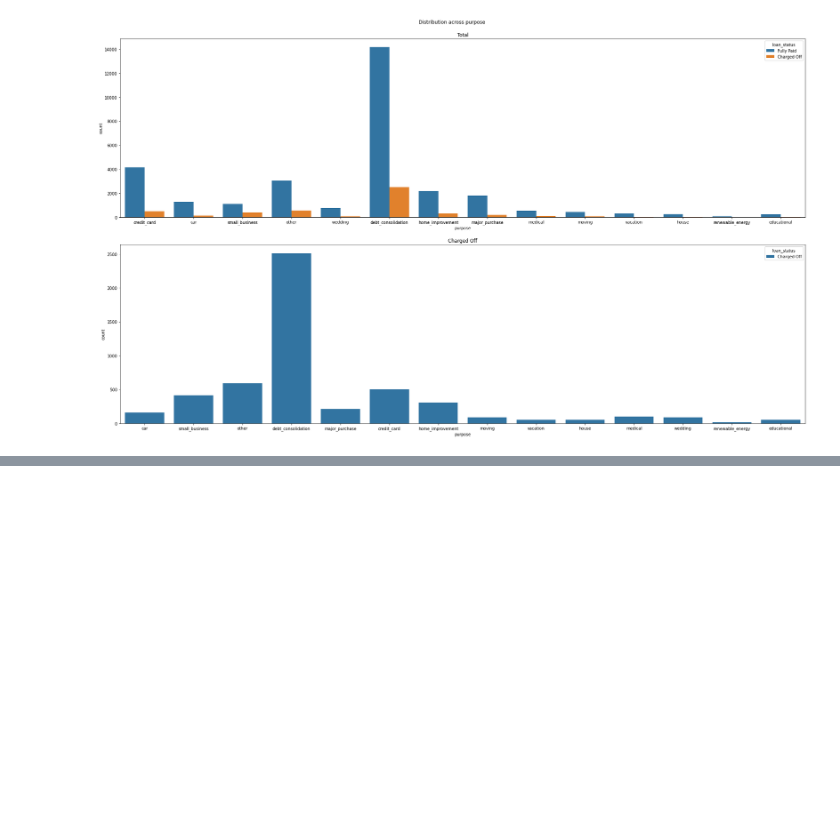
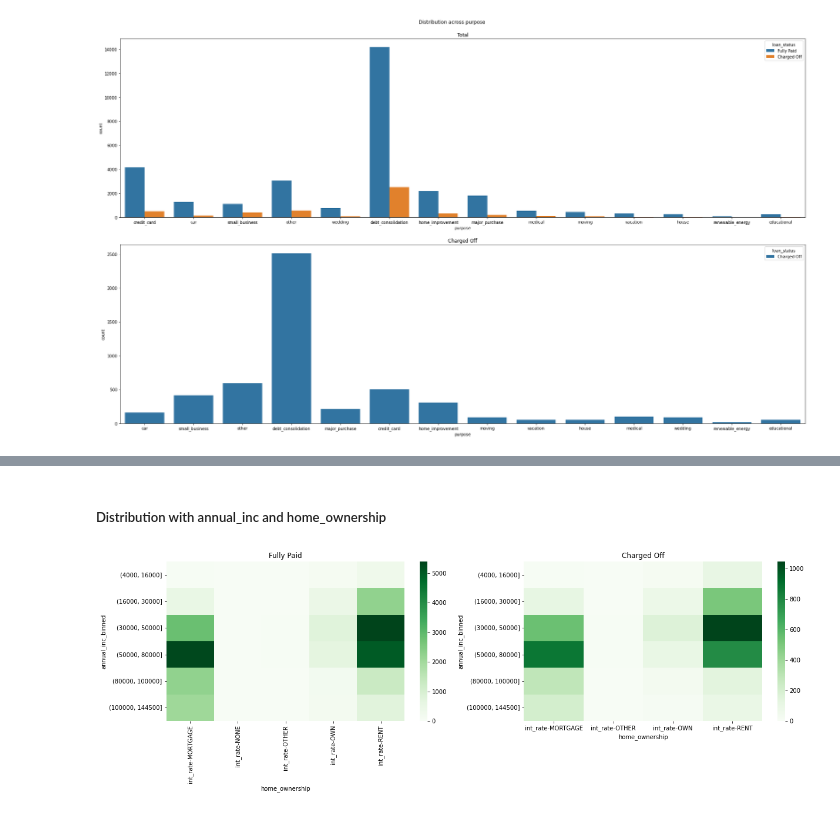
Before and after one commit to vighu0710/LendingClubCaseStudy, a Jupyter notebook: Lending Club Case Study.ipynb, the cells around one changed output, grey strips where cells are left out. Saved outputs shown, nothing was run; the diff lists cells and outputs as text; code cells hidden in the pictures; blank space fills up the shorter version.

Commit message:
added mutivariate with home ownership

```diff
--- a/Lending Club Case Study.ipynb
+++ b/Lending Club Case Study.ipynb
@@ -1019,0 +1021,21 @@ plt.show()
+# %% [markdown]
+##### Distribution with annual_inc and home_ownership
+# %%
+fig,ax = plt.subplots(1,2,figsize=(20,5))
+
+pivotDf = PaidLoanDF[["annual_inc_binned","home_ownership","int_rate"]].pivot_table(index=["annual_inc_binned"],columns=["home_ownership"],aggfunc='count')
+s = sns.heatmap(pivotDf,cmap="Greens",ax=ax[0])
+s.set_xlabel("home_ownership")
+s.set_title("Fully Paid")
+pivotDf = pd.pivot_table(data=chargedOffLoanDF,index=["annual_inc_binned"],columns=["home_ownership"],values=["int_rate"],aggfunc='count')
+s = sns.heatmap(pivotDf,cmap="Greens",ax=ax[1])
+s.set_xlabel("home_ownership")
+s.set_title("Charged Off")
+plt.show()
+
+#Observation:
+
+# We can see that in both cases fully paid and charged off the inc group b/w 30K-50K
+# who pay mortgage or live in rented home borrow loans more.
+# %% [output]
+[figure, added]
```
Also changed, not shown: parts of 70 cells of this notebook.
